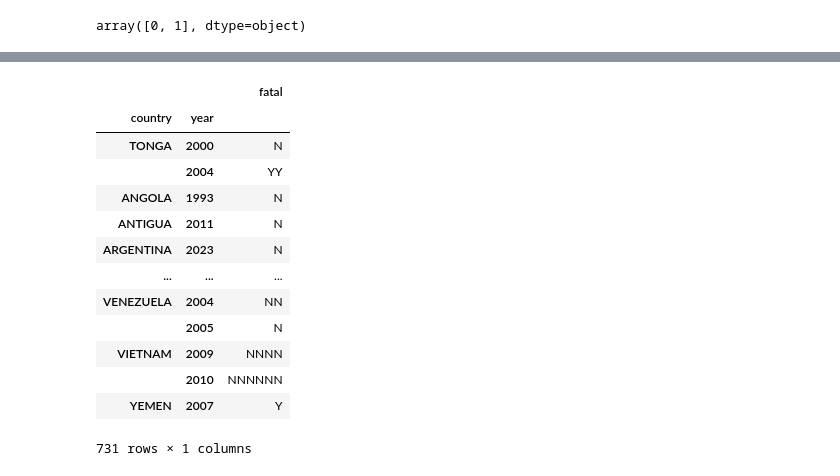
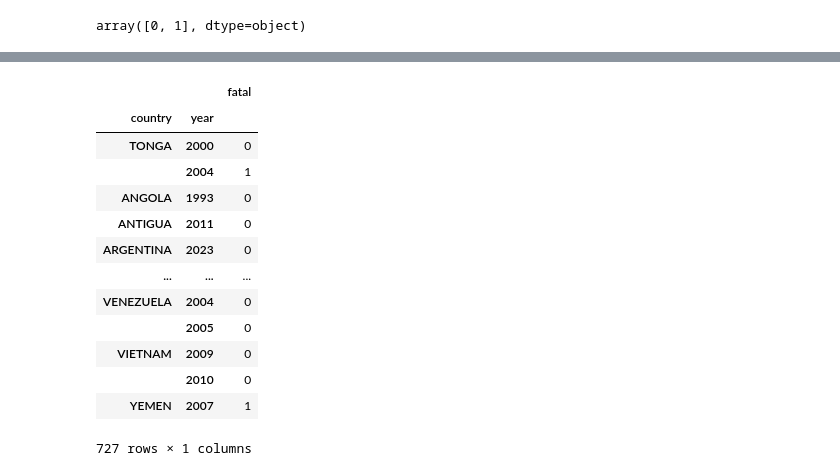
Before and after one commit to harimrys/Project-Shark-Attack-G1, a Jupyter notebook: main.ipynb, the cells around one changed output, grey strips where cells are left out. Drawn from its saved outputs; the diff is of its cells as text; code cells hidden in the pictures.

```diff
--- a/main.ipynb
+++ b/main.ipynb
@@ -186,7 +186,7 @@ array(['N', 'Y', 'M', 'F', 'n', 'Nq', 'UNKNOWN', 2017, 'Y x 2'],
       dtype=object)
 # %%
 
-df_mvp.loc[:, 'fatal'] = df_mvp['fatal'].replace({'Y': 1, 'N': 0, "M": 1, "F": 1, "n": 0, "Nq": 0, "UNKNOWN": 0, 2017: 0, "Y x 2": 0})
+df_mvp.loc[:, 'fatal'] = df_mvp['fatal'].replace({'Y': 1, 'N': 0, "M": 0, "F": 1, "n": 0, "Nq": 0, "UNKNOWN": 0, 2017: 0, "Y x 2": 0})
 # %%
 df_mvp["fatal"].unique()
 # %% [output]
@@ -206,19 +221,19 @@ dtype: object
 # %%
-pivot_country = df.pivot_table(values="fatal", index=["country", "year"], aggfunc="sum")
+pivot_country = df_mvp.pivot_table(values="fatal", index=["country", "year"], aggfunc="sum")
 
 pivot_country
 # %% [output]
 |  |  | fatal |
 | country | year |  |
-| TONGA | 2000 | N |
-|  | 2004 | YY |
-| ANGOLA | 1993 | N |
-| ANTIGUA | 2011 | N |
-| ARGENTINA | 2023 | N |
+| TONGA | 2000 | 0 |
+|  | 2004 | 1 |
+| ANGOLA | 1993 | 0 |
+| ANTIGUA | 2011 | 0 |
+| ARGENTINA | 2023 | 0 |
 | ... | ... | ... |
-| VENEZUELA | 2004 | NN |
-|  | 2005 | N |
-| VIETNAM | 2009 | NNNN |
-|  | 2010 | NNNNNN |
-| YEMEN | 2007 | Y |
+| VENEZUELA | 2004 | 0 |
+|  | 2005 | 0 |
+| VIETNAM | 2009 | 0 |
+|  | 2010 | 0 |
+| YEMEN | 2007 | 1 |
-731 rows × 1 columns
+727 rows × 1 columns
```
Also changed, not shown: parts of 2 cells of this notebook.
